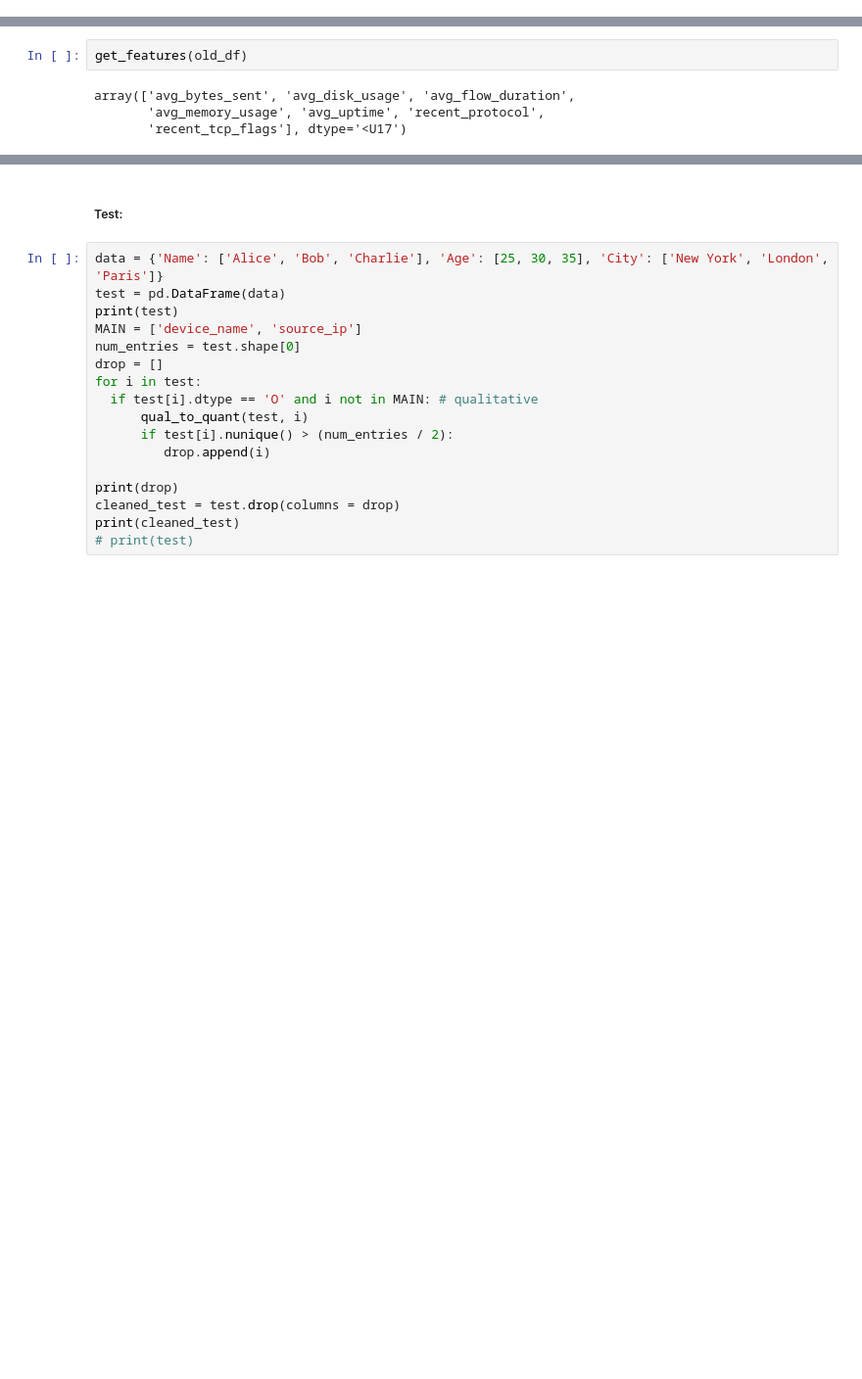
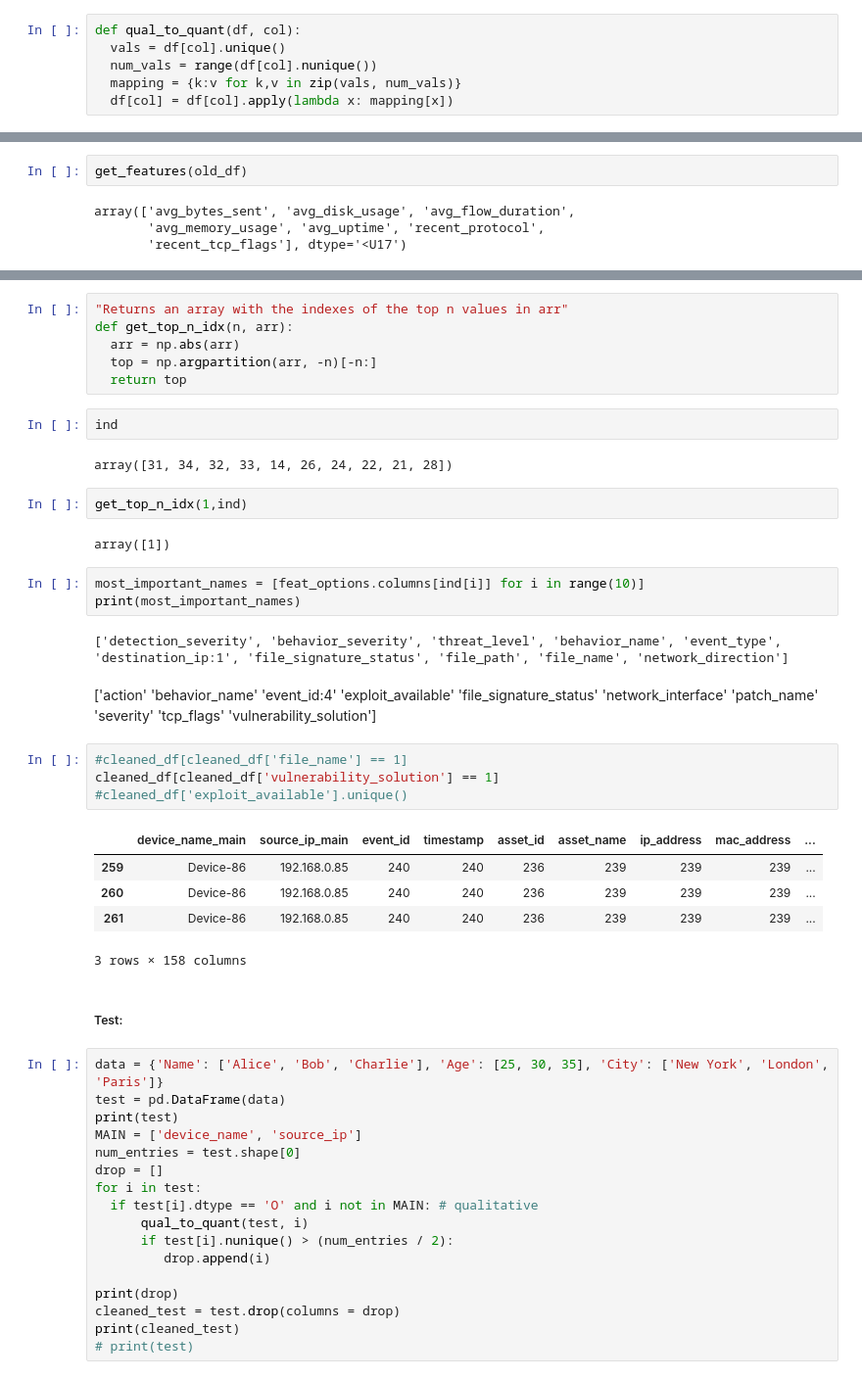
Before and after one commit to simonegreen/autonomous_datascientist, a Jupyter notebook: data_prep.ipynb, the cells around one changed output, grey strips where cells are left out. Shown at 98% size. Drawn from its saved outputs; the diff is of its cells as text; blank space fills up the shorter version.

Commit message:
Cleaned RL and Data Prep for Real World

```diff
--- a/data_prep.ipynb
+++ b/data_prep.ipynb
@@ -52,6 +54,12 @@ avg_uptime: quantitative
 | 7 | Device-105 | 192.168.0.104 | 46838.5 | 7966.0 | 47.0 | 1737.0 | ... |
 | 8 | Device-106 | 192.168.0.105 | 63680.5 | 5721.5 | 15.0 | 4571.0 | ... |
 | 9 | Device-107 | 192.168.0.106 | 55190.0 | 6738.5 | 44.0 | 1873.0 | ... |
+# %%
+def qual_to_quant(df, col):
+  vals = df[col].unique()
+  num_vals = range(df[col].nunique())
+  mapping = {k:v for k,v in zip(vals, num_vals)}
+  df[col] = df[col].apply(lambda x: mapping[x])
 # %%
 df['recent_tcp_flags'] = df['recent_tcp_flags'].apply(lambda x: 1 if x == 'ACK' else 2)
 df['recent_protocol'] = df['recent_protocol'].apply(lambda x: 1 if x == 'TCP' else 2)
@@ -172,3 +239,36 @@ def get_features(data):
+# %%
+"Returns an array with the indexes of the top n values in arr"
+def get_top_n_idx(n, arr):
+  arr = np.abs(arr)
+  top = np.argpartition(arr, -n)[-n:]
+  return top
+# %%
+ind
+# %% [output]
+array([31, 34, 32, 33, 14, 26, 24, 22, 21, 28])
+# %%
+get_top_n_idx(1,ind)
+# %% [output]
+array([1])
+# %%
+most_important_names = [feat_options.columns[ind[i]] for i in range(10)]
+print(most_important_names)
+# %% [output]
+['detection_severity', 'behavior_severity', 'threat_level', 'behavior_name', 'event_type', 'destination_ip:1', 'file_signature_status', 'file_path', 'file_name', 'network_direction']
+# %% [markdown]
+['action' 'behavior_name' 'event_id:4' 'exploit_available'
+ 'file_signature_status' 'network_interface' 'patch_name' 'severity'
+ 'tcp_flags' 'vulnerability_solution']
+# %%
+#cleaned_df[cleaned_df['file_name'] == 1]
+cleaned_df[cleaned_df['vulnerability_solution'] == 1]
+#cleaned_df['exploit_available'].unique()
+# %% [output]
+|  | device_name_main | source_ip_main | event_id | timestamp | asset_id | asset_name | ip_address | mac_address | ... |
+| 259 | Device-86 | 192.168.0.85 | 240 | 240 | 236 | 239 | 239 | 239 | ... |
+| 260 | Device-86 | 192.168.0.85 | 240 | 240 | 236 | 239 | 239 | 239 | ... |
+| 261 | Device-86 | 192.168.0.85 | 240 | 240 | 236 | 239 | 239 | 239 | ... |
+3 rows × 158 columns
 # %% [markdown]
 ##### Test:
 # %%
```
Also changed, not shown: parts of 19 cells of this notebook.
